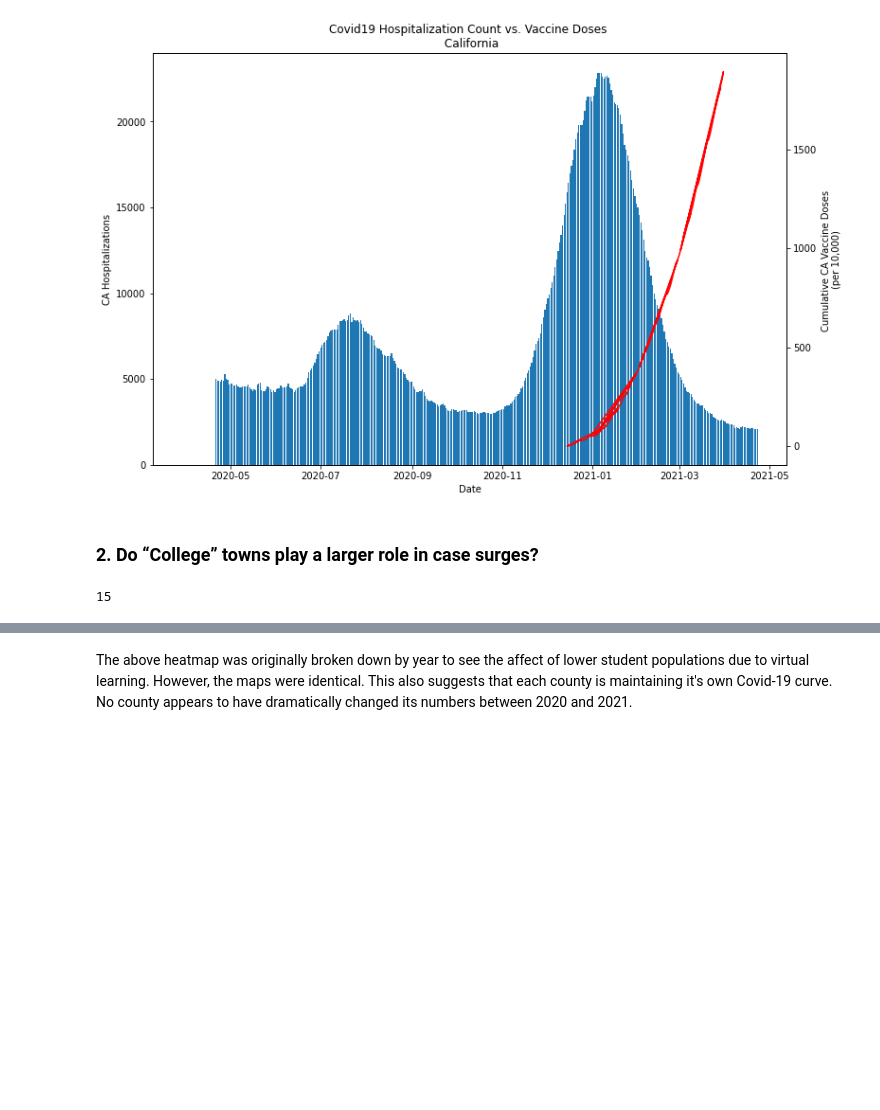
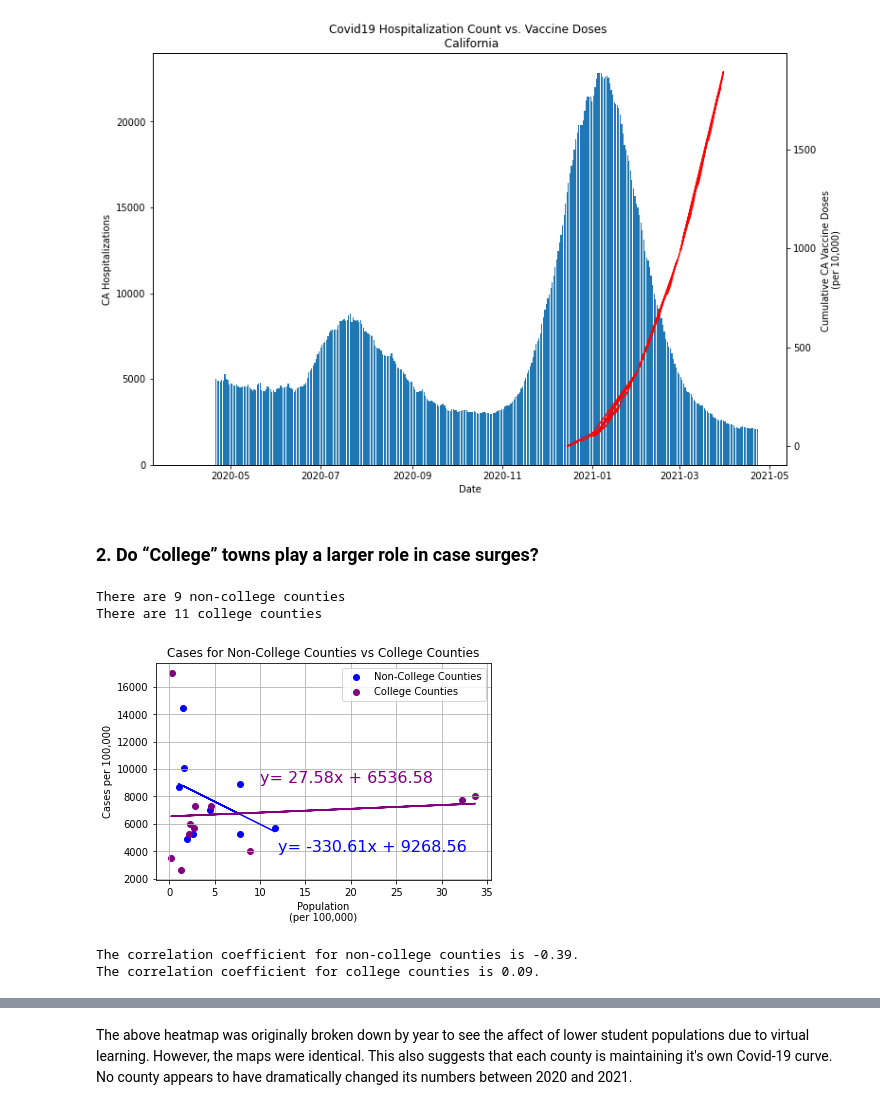
Before and after one commit to danijmartin/Covid-19-California, a Jupyter notebook: Data_Analysis.ipynb, the cells around one changed output, grey strips where cells are left out. Cells and saved outputs as stored; diff of their text form; code cells hidden in the pictures; blank space fills up the shorter version.

Commit message:
added scatter plots college v. non-college

```diff
--- a/Data_Analysis.ipynb
+++ b/Data_Analysis.ipynb
@@ -155,12 +139,57 @@ plt.show()
 [figure]
 # %% [markdown]
 ### 2.	Do “College” towns play a larger role in case surges?
-# %%
-#Grabbing 3rd quartile for heatmap max intensities
-county_data.quantile(0.75)
-
-# Locating all counties in the top quartile as "College Counties"
-college_counties = county_data.loc[county_data['% student population']>=7.425]
-len(college_counties)
-# %% [output]
-15
+# %%
+# Dropping counties with less than 100,000 people
+county_data1 = county_data.loc[county_data['population']>=100000]
+
+#Grabbing 1st quartile student populations
+county_data1.quantile(0.25)
+
+# Locating all counties in the top quartile as "College Counties"
+noncollege_counties = county_data1.loc[county_data['% student population']<=4.245]
+print(f'There are {len(noncollege_counties)} non-college counties')
+
+#Grabbing 3rd quartile student populations
+county_data1.quantile(0.75)
+
+# Locating all counties in the top quartile as "College Counties"
+college_counties = county_data.loc[county_data['% student population']>=8.148]
+print(f'There are {len(college_counties)} college counties')
+# %% [output]
+There are 9 non-college counties
+There are 11 college counties
+# %%
+# Calculate the correlation coefficient and linear regression for cases/population for college and non-college counties
+
+x1_values = noncollege_counties['population']/100000
+y1_values = noncollege_counties['cases per 100,000']
+x2_values = college_counties['population']/100000
+y2_values = college_counties['cases per 100,000']
+
+(slope1, intercept1, rvalue1, pvalue1, stderr1) = sts.linregress(x1_values, y1_values)
+regress_values1 = x1_values * slope1 + intercept1
+line_eq1 = (f'y= {str(round(slope1,2))}x + {str(round(intercept1,2))}')
+
+(slope2, intercept2, rvalue2, pvalue2, stderr2) = sts.linregress(x2_values, y2_values)
+regress_values2 = x2_values * slope2 + intercept2
+line_eq2 = (f'y= {str(round(slope2,2))}x + {str(round(intercept2,2))}')
+
+plt.title('Cases for Non-College Counties vs College Counties')
+plt.xlabel('Population\n(per 100,000)')
+plt.ylabel('Cases per 100,000')
+plt.scatter(x1_values, y1_values, c='blue', label='Non-College Counties')
+plt.scatter(x2_values, y2_values, c='purple', label='College Counties')
+plt.plot(x1_values,regress_values1, color='blue')
+plt.annotate(line_eq1, (12,4000), fontsize=16, color='blue')
+plt.plot(x2_values,regress_values2, color='purple')
+plt.annotate(line_eq2, (10,9000), fontsize=16, color='purple')
+plt.legend(loc='upper right')
+plt.grid()
+plt.show()
+print(f'The correlation coefficient for non-college counties is {round(rvalue1,2)}.')
+print(f'The correlation coefficient for college counties is {round(rvalue2,2)}.')
+# %% [output]
+[figure, added]
+The correlation coefficient for non-college counties is -0.39.
+The correlation coefficient for college counties is 0.09.
```
Also changed, not shown: parts of 5 cells of this notebook.
